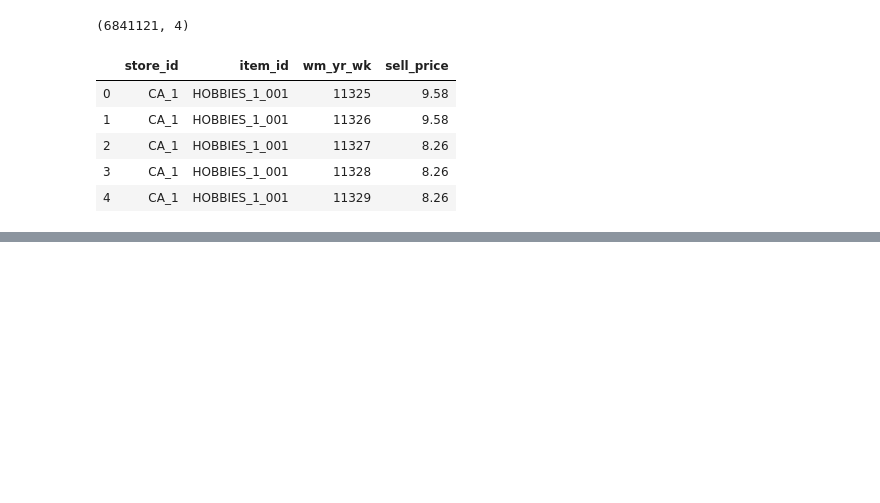
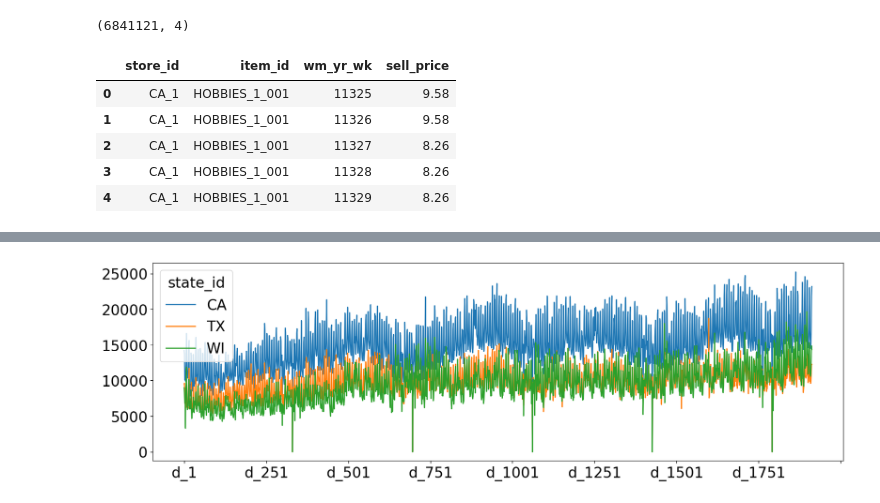
Before and after one commit to TOMMYWHY/158_755DataScience, a Jupyter notebook: project3/M5/notebook/testing.ipynb, the cells around one changed output, grey strips where cells are left out. Saved outputs shown, nothing was run; the diff lists cells and outputs as text; code cells hidden in the pictures; blank space fills up the shorter version.

```diff
--- a/project3/M5/notebook/testing.ipynb
+++ b/project3/M5/notebook/testing.ipynb
@@ -73,0 +174,6 @@ calendar.head()
+# %%
+#各州 每日销量 CA 销量最高。 TX 与 WI 日销量几乎无差
+data.groupby("state_id")[series_cols].sum().transpose().plot()
+rcParams['figure.figsize'] = (17,5)
+# %% [output]
+[figure, added]
```
Also changed, not shown: parts of 38 cells of this notebook, 5 other files.
